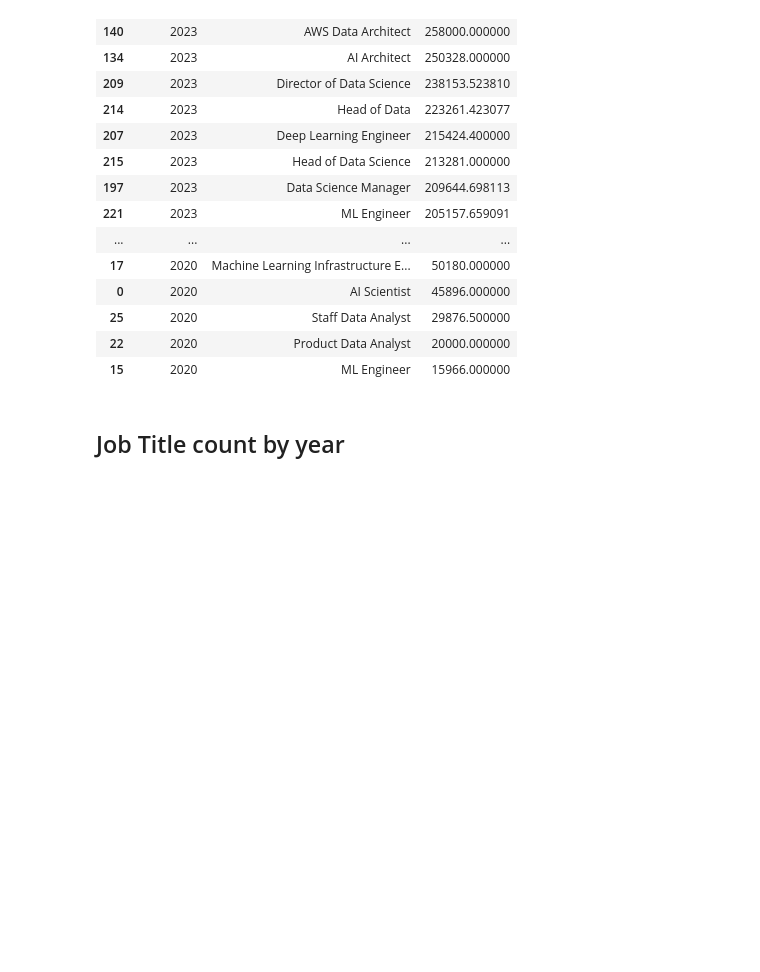
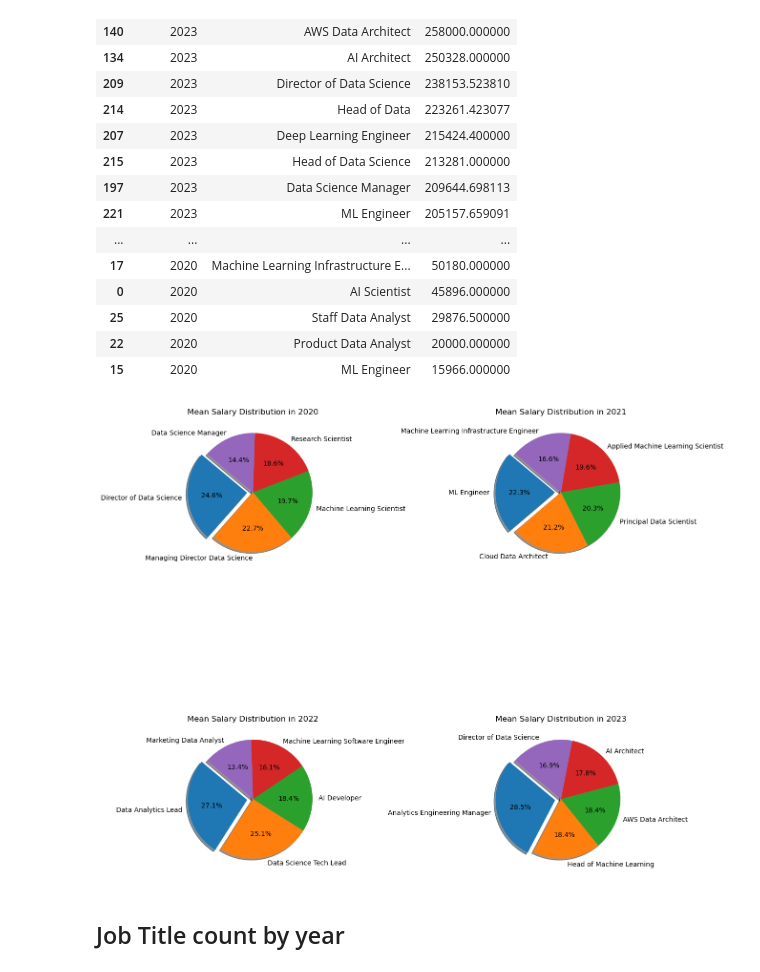
Before and after one commit to chonyeagoro/Project_-1, a Jupyter notebook: Jobs_salaries.ipynb, the cells around one changed output. Cells and saved outputs as stored; diff of their text form; code cells hidden in the pictures; blank space fills up the shorter version.

```diff
--- a/Jobs_salaries.ipynb
+++ b/Jobs_salaries.ipynb
@@ -310,4 +317,24 @@ mean_salary_by_year.sort_values(by=["work_year", "salary_in_usd"], ascending=Fal
 | 22 | 2020 | Product Data Analyst | 20000.000000 |
 | 15 | 2020 | ML Engineer | 15966.000000 |
 # %%
-#plot a bar graph
+# Extract the top 5 job titles for each year
+top_5_2020 = mean_salary_2020.nlargest(5, 'salary_in_usd')
+top_5_2021 = mean_salary_2021.nlargest(5, 'salary_in_usd')
+top_5_2022 = mean_salary_2022.nlargest(5, 'salary_in_usd')
+top_5_2023 = mean_salary_2023.nlargest(5, 'salary_in_usd')
+# Define the explode parameter to highlight the largest slice
+explode = (0.1, 0, 0, 0, 0)
+# Plot a pie chart for each year with shadow and explode
+fig, axs = plt.subplots(2, 2, figsize=(13, 13))
+axs[0, 0].pie(top_5_2020["salary_in_usd"], labels=top_5_2020["job_title"], autopct='%1.1f%%', startangle=140, shadow=True, explode=explode)
+axs[0, 0].set_title('Mean Salary Distribution in 2020')
+axs[0, 1].pie(top_5_2021["salary_in_usd"], labels=top_5_2021["job_title"], autopct='%1.1f%%', startangle=140, shadow=True, explode=explode)
+axs[0, 1].set_title('Mean Salary Distribution in 2021')
+axs[1, 0].pie(top_5_2022["salary_in_usd"], labels=top_5_2022["job_title"], autopct='%1.1f%%', startangle=140, shadow=True, explode=explode)
+axs[1, 0].set_title('Mean Salary Distribution in 2022')
+axs[1, 1].pie(top_5_2023["salary_in_usd"], labels=top_5_2023["job_title"], autopct='%1.1f%%', startangle=140, shadow=True, explode=explode)
+axs[1, 1].set_title('Mean Salary Distribution in 2023')
+plt.tight_layout()
+plt.show()
+# %% [output]
+[figure, added]
```
Also changed, not shown: parts of 21 cells of this notebook.
